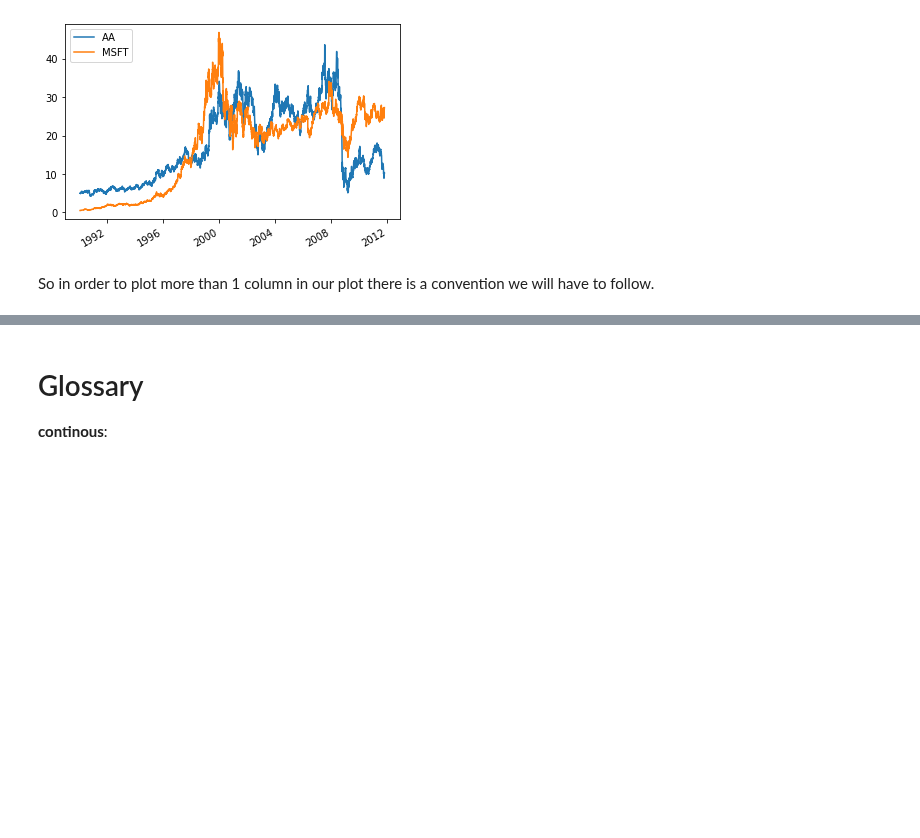
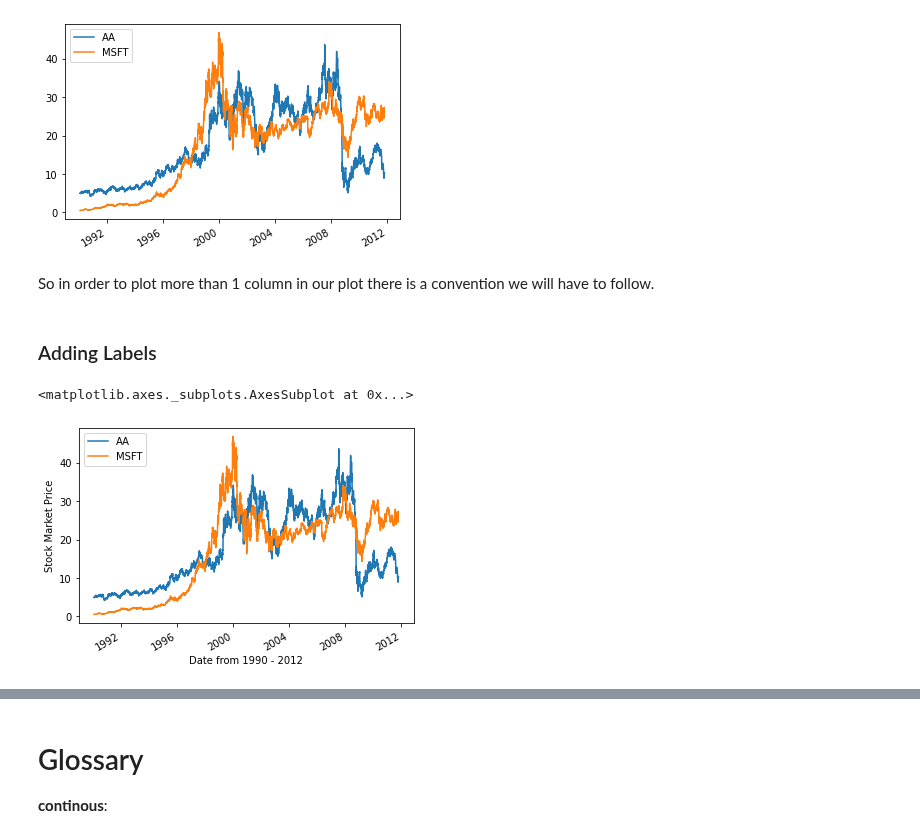
Before and after one commit to lvu5/BitU-3WBootCamp, a Jupyter notebook: Week3_Data_analysis_and_visualizations_using_Matplotlib_and_Pandas.ipynb, the cells around one changed output, grey strips where cells are left out. Drawn from its saved outputs; the diff is of its cells as text; code cells hidden in the pictures; blank space fills up the shorter version.

```diff
--- a/Week3_Data_analysis_and_visualizations_using_Matplotlib_and_Pandas.ipynb
+++ b/Week3_Data_analysis_and_visualizations_using_Matplotlib_and_Pandas.ipynb
@@ -148,3 +148,21 @@ df.plot(y=['AA','MSFT'])
 [figure]
 # %% [markdown]
 So in order to plot more than 1 column in our plot there is a convention we will have to follow.
+# %% [markdown]
+### Adding Labels
+# %%
+df.plot(y= ['AA','MSFT'],
+        xlabel = 'Date from 1990 - 2012',
+        ylabel = 'Stock Market Price')
+
+
+
+# plt.plot(df['AA'])
+# plt.plot(df['MSFT'])
+# plt.xlabel('Date from 1990 - 2012')
+# plt.ylabel('Stock Market Price')
+# plt.legend(['AA','MSFT'])
+# plt.show()
+# %% [output]
+<matplotlib.axes._subplots.AxesSubplot at 0x...>
+[figure, added]
```
Also changed, not shown: parts of 13 cells of this notebook.
